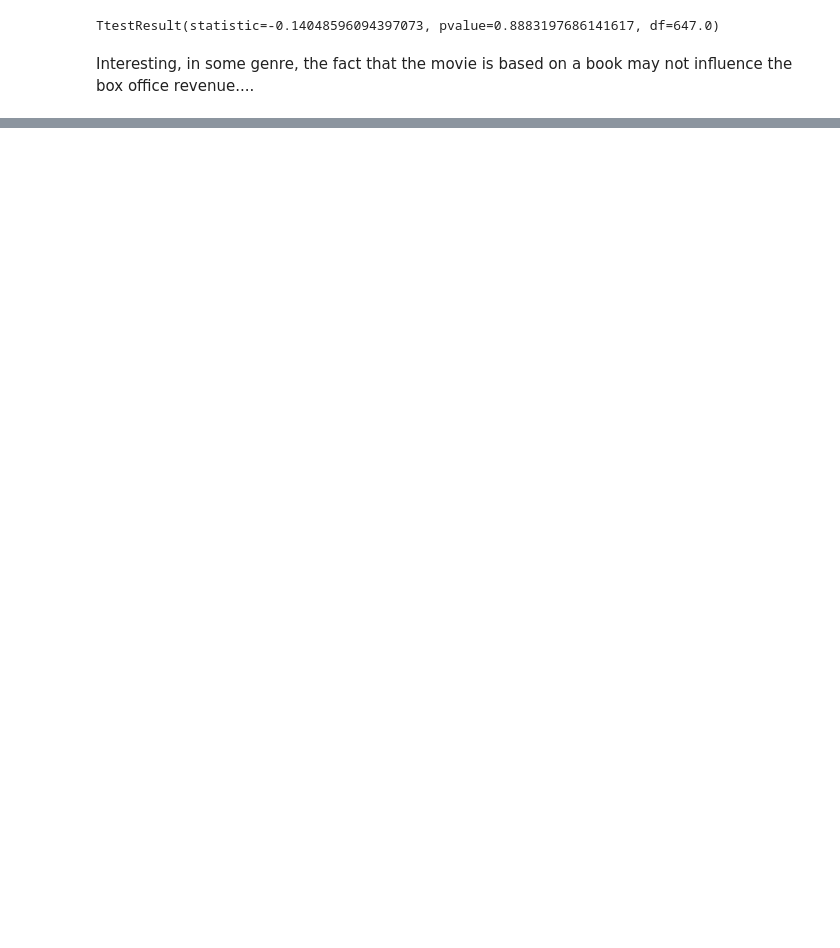
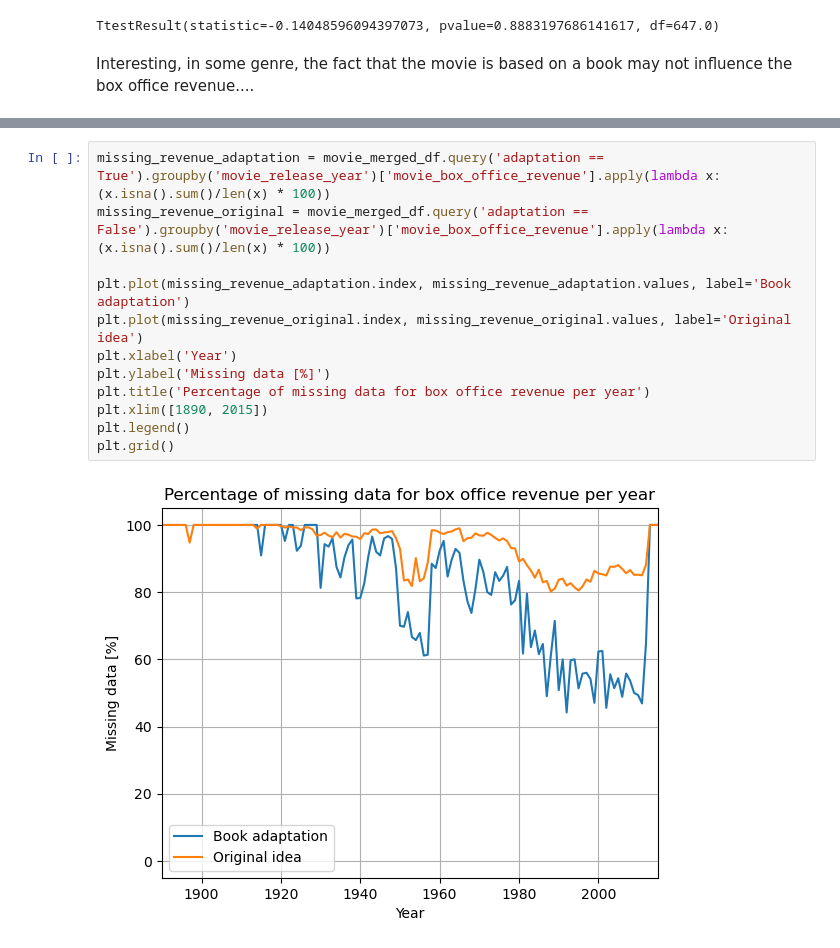
Before and after one commit to epfl-ada/ada-2023-project-team0110, a Jupyter notebook: first_analysis.ipynb, the cells around one changed output, grey strips where cells are left out. Drawn from its saved outputs; the diff is of its cells as text; blank space fills up the shorter version.

```diff
--- a/first_analysis.ipynb
+++ b/first_analysis.ipynb
@@ -142,0 +166,14 @@ Interesting, in some genre, the fact that the movie is based on a book may not i
+# %%
+missing_revenue_adaptation = movie_merged_df.query('adaptation == True').groupby('movie_release_year')['movie_box_office_revenue'].apply(lambda x: (x.isna().sum()/len(x) * 100))
+missing_revenue_original = movie_merged_df.query('adaptation == False').groupby('movie_release_year')['movie_box_office_revenue'].apply(lambda x: (x.isna().sum()/len(x) * 100))
+
+plt.plot(missing_revenue_adaptation.index, missing_revenue_adaptation.values, label='Book adaptation')
+plt.plot(missing_revenue_original.index, missing_revenue_original.values, label='Original idea')
+plt.xlabel('Year')
+plt.ylabel('Missing data [%]')
+plt.title('Percentage of missing data for box office revenue per year')
+plt.xlim([1890, 2015])
+plt.legend()
+plt.grid()
+# %% [output]
+[figure, added]
```
Also changed, not shown: parts of 17 cells of this notebook.
